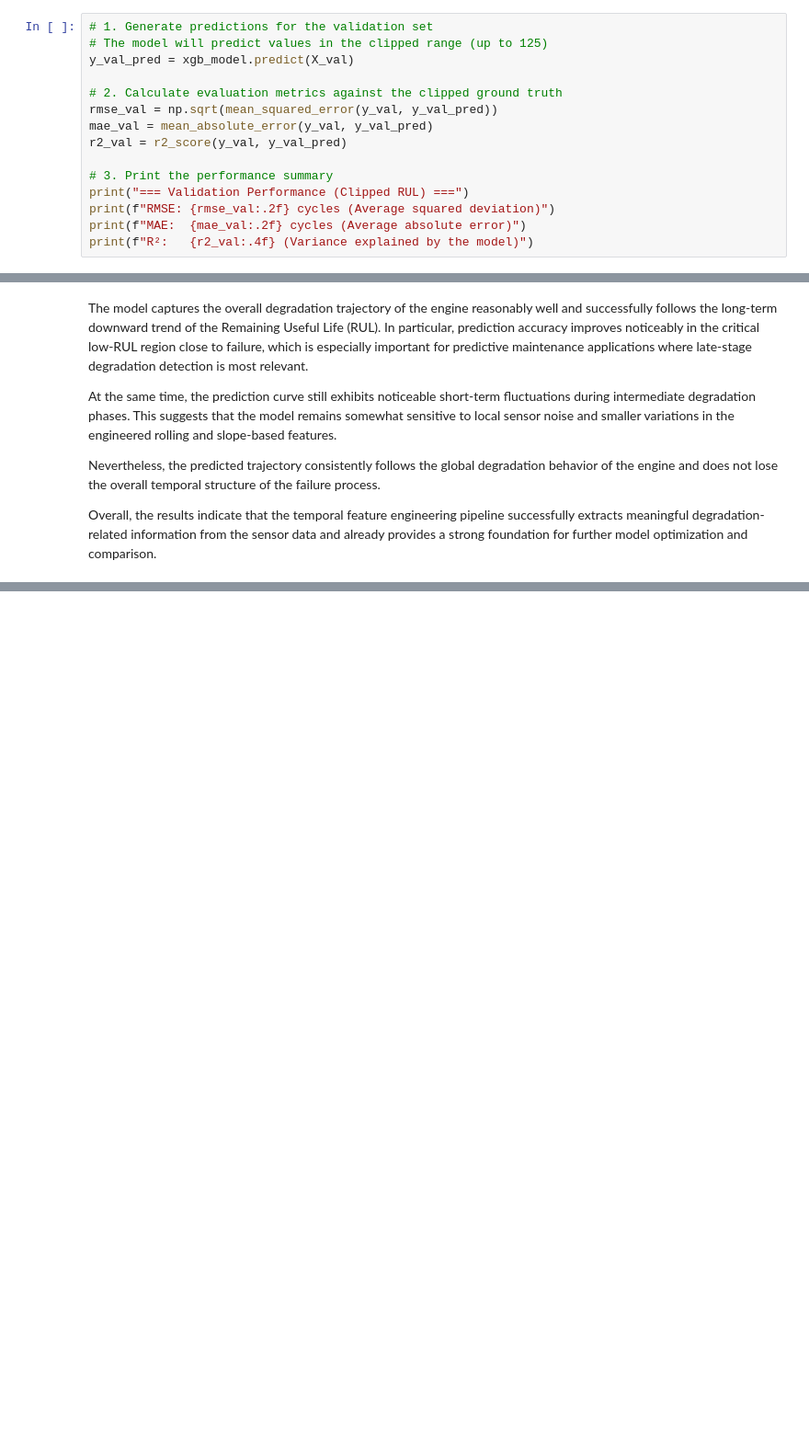
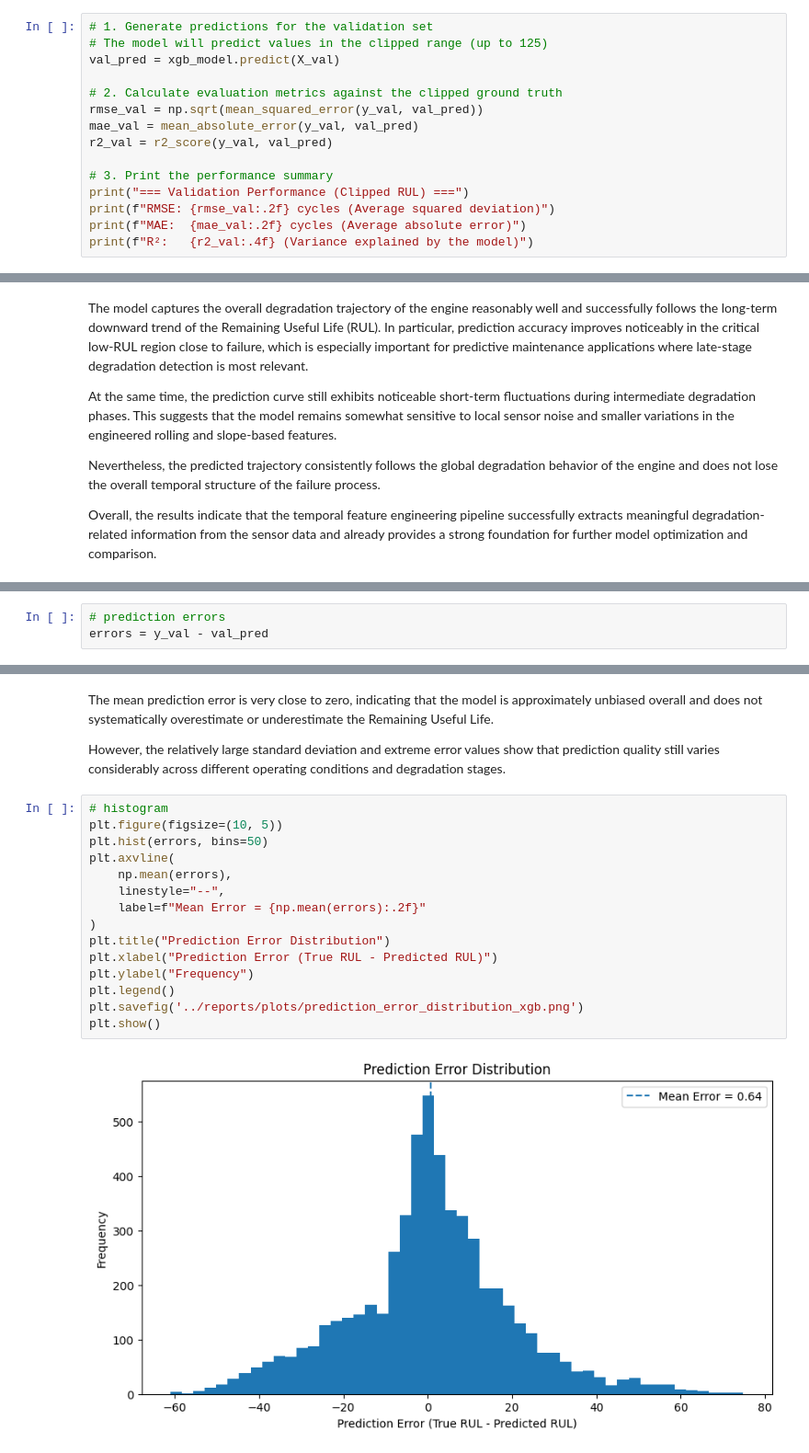
Before and after one commit to TobiSchl2010/predictive-maintenance-cmaps, a Jupyter notebook: notebooks/03_modeling.ipynb, the cells around one changed output, grey strips where cells are left out. Shown at 92% size. Cells and saved outputs as stored; diff of their text form; blank space fills up the shorter version.

Commit message:
Add error distribution analysis and error analysis across RUL regions

```diff
--- a/notebooks/03_modeling.ipynb
+++ b/notebooks/03_modeling.ipynb
@@ -344,12 +344,12 @@ XGBRegressor(base_score=None, booster=None, callbacks=None,
 # %%
 # 1. Generate predictions for the validation set
 # The model will predict values in the clipped range (up to 125)
-y_val_pred = xgb_model.predict(X_val)
+val_pred = xgb_model.predict(X_val)
 
 # 2. Calculate evaluation metrics against the clipped ground truth
-rmse_val = np.sqrt(mean_squared_error(y_val, y_val_pred))
-mae_val = mean_absolute_error(y_val, y_val_pred)
-r2_val = r2_score(y_val, y_val_pred)
+rmse_val = np.sqrt(mean_squared_error(y_val, val_pred))
+mae_val = mean_absolute_error(y_val, val_pred)
+r2_val = r2_score(y_val, val_pred)
 
 # 3. Print the performance summary
 print("=== Validation Performance (Clipped RUL) ===")
@@ -434,0 +444,3 @@ Overall, the results indicate that the temporal feature engineering pipeline suc
+# %%
+# prediction errors
+errors = y_val - val_pred
@@ -434,0 +458,21 @@ Overall, the results indicate that the temporal feature engineering pipeline suc
+# %% [markdown]
+The mean prediction error is very close to zero, indicating that the model is approximately unbiased overall and does not systematically overestimate or underestimate the Remaining Useful Life.
+
+However, the relatively large standard deviation and extreme error values show that prediction quality still varies considerably across different operating conditions and degradation stages.
+# %%
+# histogram
+plt.figure(figsize=(10, 5))
+plt.hist(errors, bins=50)
+plt.axvline(
+    np.mean(errors),
+    linestyle="--",
+    label=f"Mean Error = {np.mean(errors):.2f}"
+)
+plt.title("Prediction Error Distribution")
+plt.xlabel("Prediction Error (True RUL - Predicted RUL)")
+plt.ylabel("Frequency")
+plt.legend()
+plt.savefig('../reports/plots/prediction_error_distribution_xgb.png')
+plt.show()
+# %% [output]
+[figure, added]
```
Also changed, not shown: parts of 28 cells of this notebook, 5 other files.
